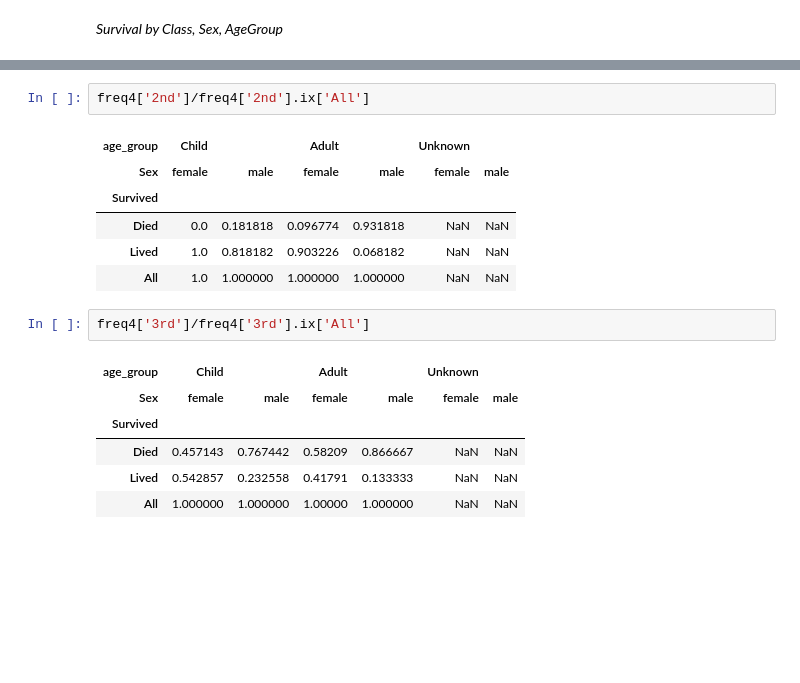
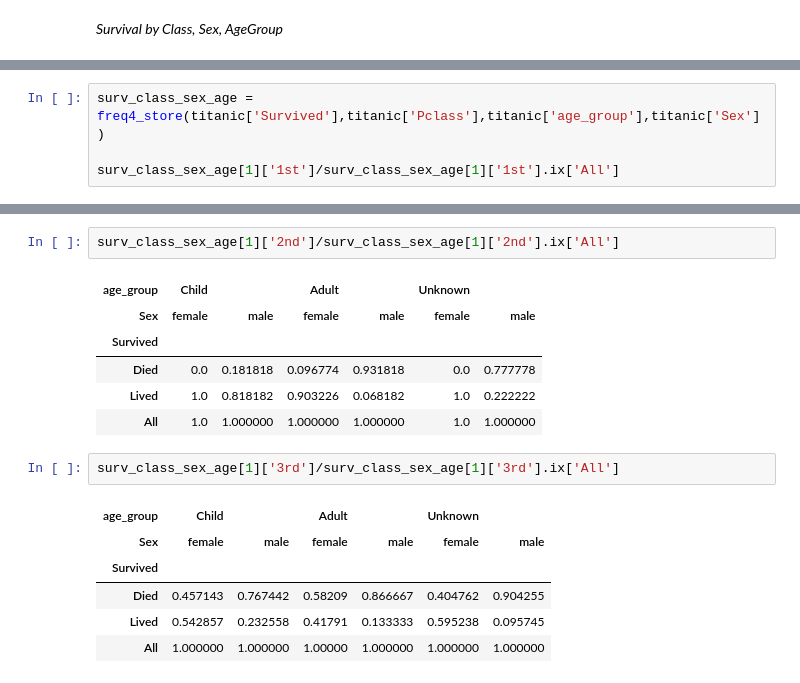
Before and after one commit to jco44/UdacityDataAnalysis, a Jupyter notebook: Explore_Relationships.ipynb, the cells around one changed output, grey strips where cells are left out. Cells and saved outputs as stored; diff of their text form; blank space fills up the shorter version.

```diff
--- a/Survival_Analysis.ipynb
+++ b/Explore_Relationships.ipynb
@@ -483,0 +545,4 @@ freq4['1st']/freq4['1st'].ix['All']
+# %%
+surv_class_sex_age = freq4_store(titanic['Survived'],titanic['Pclass'],titanic['age_group'],titanic['Sex'])
+
+surv_class_sex_age[1]['1st']/surv_class_sex_age[1]['1st'].ix['All']
@@ -484,18 +556,18 @@ freq4['1st']/freq4['1st'].ix['All']
 # %%
-freq4['2nd']/freq4['2nd'].ix['All']
+surv_class_sex_age[1]['2nd']/surv_class_sex_age[1]['2nd'].ix['All']
 # %% [output]
 | age_group | Child |  | Adult |  | Unknown |  |
 | Sex | female | male | female | male | female | male |
 | Survived |  |  |  |  |  |  |
-| Died | 0.0 | 0.181818 | 0.096774 | 0.931818 | NaN | NaN |
-| Lived | 1.0 | 0.818182 | 0.903226 | 0.068182 | NaN | NaN |
-| All | 1.0 | 1.000000 | 1.000000 | 1.000000 | NaN | NaN |
+| Died | 0.0 | 0.181818 | 0.096774 | 0.931818 | 0.0 | 0.777778 |
+| Lived | 1.0 | 0.818182 | 0.903226 | 0.068182 | 1.0 | 0.222222 |
+| All | 1.0 | 1.000000 | 1.000000 | 1.000000 | 1.0 | 1.000000 |
 # %%
-freq4['3rd']/freq4['3rd'].ix['All']
+surv_class_sex_age[1]['3rd']/surv_class_sex_age[1]['3rd'].ix['All']
 # %% [output]
 | age_group | Child |  | Adult |  | Unknown |  |
 | Sex | female | male | female | male | female | male |
 | Survived |  |  |  |  |  |  |
-| Died | 0.457143 | 0.767442 | 0.58209 | 0.866667 | NaN | NaN |
-| Lived | 0.542857 | 0.232558 | 0.41791 | 0.133333 | NaN | NaN |
-| All | 1.000000 | 1.000000 | 1.00000 | 1.000000 | NaN | NaN |
+| Died | 0.457143 | 0.767442 | 0.58209 | 0.866667 | 0.404762 | 0.904255 |
+| Lived | 0.542857 | 0.232558 | 0.41791 | 0.133333 | 0.595238 | 0.095745 |
+| All | 1.000000 | 1.000000 | 1.00000 | 1.000000 | 1.000000 | 1.000000 |
```
Also changed, not shown: parts of 23 cells of this notebook, 1 other file.
